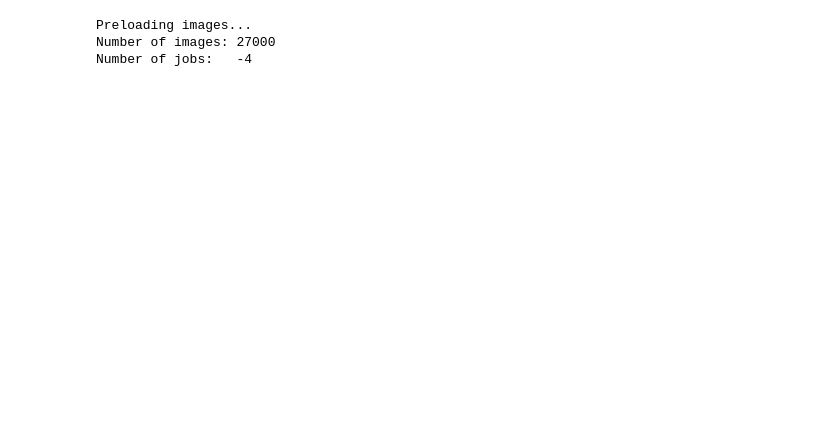
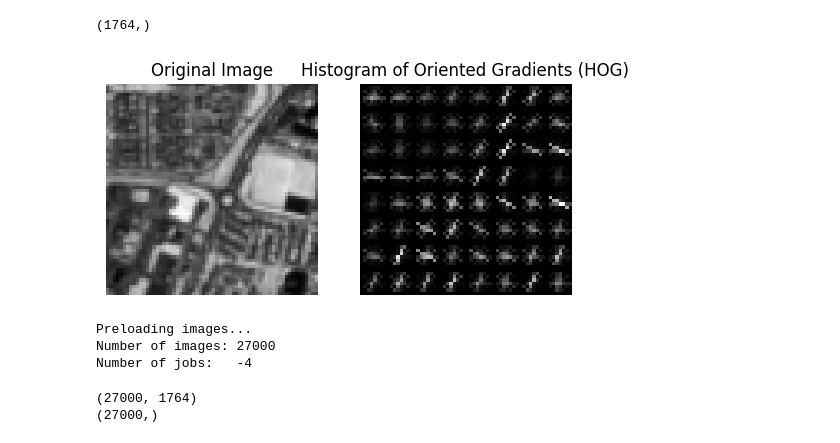
Before and after one commit to Tobivanceobi/EuroSat_Dataset_LUC, a Jupyter notebook: xgboost.ipynb, the cells around one changed output. Saved outputs shown, nothing was run; the diff lists cells and outputs as text; code cells hidden in the pictures; blank space fills up the shorter version.

Commit message:
Added hog to xgboost

```diff
--- a/xgboost.ipynb
+++ b/xgboost.ipynb
@@ -6,4 +6,51 @@ from config import Config
 
 c = bcolors()
 config = Config()
+# %%
+
+import rasterio
+from skimage import data, exposure
+from skimage import filters
+from skimage.feature import hog
+import numpy as np
+import matplotlib.pyplot as plt
+
+f_path = "../data/train/EuroSAT_MS/AnnualCrop/AnnualCrop_1.tif"
+ft_path = "../data/test/NoLabel/test_54.npy"
+
+image = np.load(ft_path).transpose(2, 0, 1)
+
+# with rasterio.open(f_path) as src:
+#     image = np.array(src.read())
+
+rgb_min, rgb_max = image.min(), image.max()
+image = (image - rgb_min) / (rgb_max - rgb_min)
+
+chn = [7]
+image = image[chn].astype(np.float32)
+features, hog_image = hog(image,
+                          pixels_per_cell=(8, 8),
+                          cells_per_block=(2, 2),
+                          visualize=True,
+                          feature_vector=True,
+                          channel_axis=0)
+# Rescale histogram for better display
+hog_image_rescaled = exposure.rescale_intensity(hog_image, in_range=(0, 10))
+
+print(features.shape)
+# Plotting the original image and HOG feature image
+fig, ax = plt.subplots(1, 2, figsize=(6, 3), sharex=True, sharey=True)
+
+ax[0].imshow(image.transpose(1, 2, 0), cmap=plt.cm.gray)
+ax[0].set_title('Original Image')
+ax[0].axis('off')
+
+ax[1].imshow(hog_image_rescaled, cmap=plt.cm.gray)
+ax[1].set_title('Histogram of Oriented Gradients (HOG)')
+ax[1].axis('off')
+
+plt.show()
+# %% [output]
+(1764,)
+[figure, added]
 # %%
@@ -18,4 +73,16 @@ dataset = EuroSatMSFeatures(df, config.TRAIN_MS_DIR)
 Preloading images...
 Number of images: 27000
 Number of jobs:   -4
+# %%
+import numpy as np
+import xgboost as xgb
+
+feats = np.array(dataset.x_data)
+labels = np.array(dataset.y_data)
+
+print(feats.shape)
+print(labels.shape)
+# %% [output]
+(27000, 1764)
+(27000,)
 # %%
```
Also changed, not shown: parts of 9 cells of this notebook, 8 other files.
